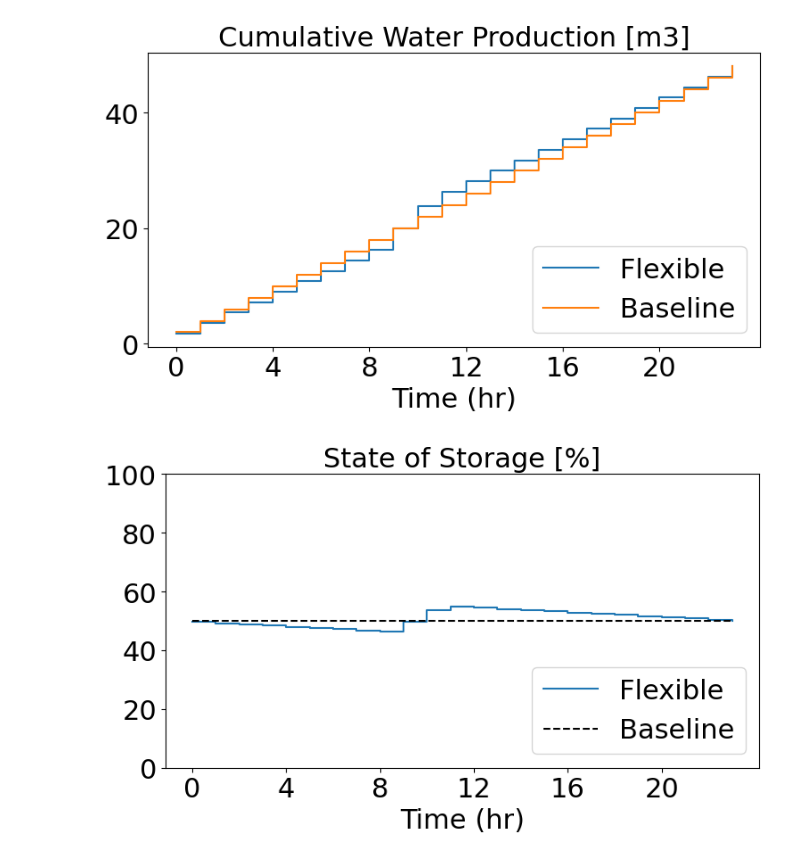
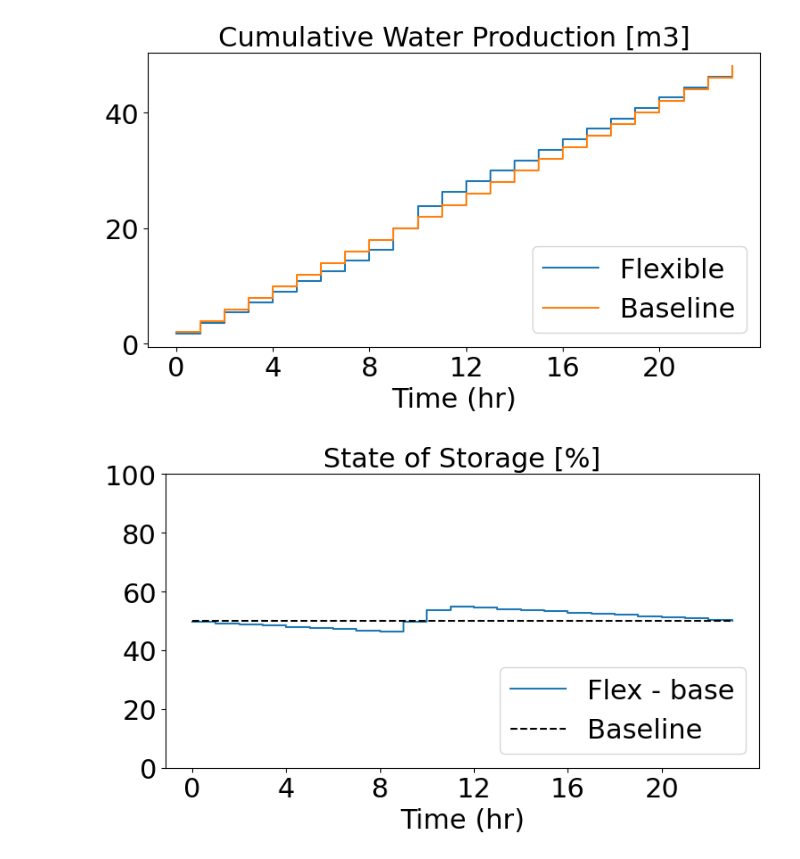
Before and after one commit to arao53/watertap, a Jupyter notebook: watertap/examples/flowsheets/RO_multiperiod_model/mp_analysis.ipynb, the cells around one changed output. Cells and saved outputs as stored; diff of their text form; code cells hidden in the pictures.

```diff
--- a/watertap/examples/flowsheets/RO_multiperiod_model/mp_analysis.ipynb
+++ b/watertap/examples/flowsheets/RO_multiperiod_model/mp_analysis.ipynb
@@ -117,14 +115,19 @@ state_of_charge = 0.5 + (cum_permeate - cum_baseline)/cum_baseline[-1]
+# %%
+max_production = np.cumsum(1.4*baseline_production) - cum_baseline
+state_of_charge_base = 0.5 + (cum_permeate - cum_baseline)/cum_baseline[-1]
+state_of_charge_max = 0.5 + (cum_permeate - cum_baseline)/max_production[-1]
 # %%
 fig, ax = plt.subplots(figsize = (8, 5))
-ax.step(df['time_step'], 100*state_of_charge, where = 'post', label = 'Flexible')
+ax.step(df['time_step'], 100*state_of_charge_base, where = 'post', label = 'Flex - base')
+# ax.step(df['time_step'], 100*state_of_charge_max, where = 'post', label = 'Flex - max')
 ax.plot(df['time_step'], 50*np.ones(24), '--', color = 'black', markersize = 1, label = 'Baseline')
 ax.set_ylim([0,100])
 ax.set_title("State of Storage [%]")
 ax.set_xlabel("Time (hr)")
 ax.set_xticks(np.arange(min(df.time_step), max(df.time_step)+1, 4))
 ax.legend(loc = 'lower right')
 fig.tight_layout()
 # %% [output]
-[figure, old version]
+[figure, new version]
 # %%
 r = 0.02
```
Also changed, not shown: parts of 4 cells of this notebook.
